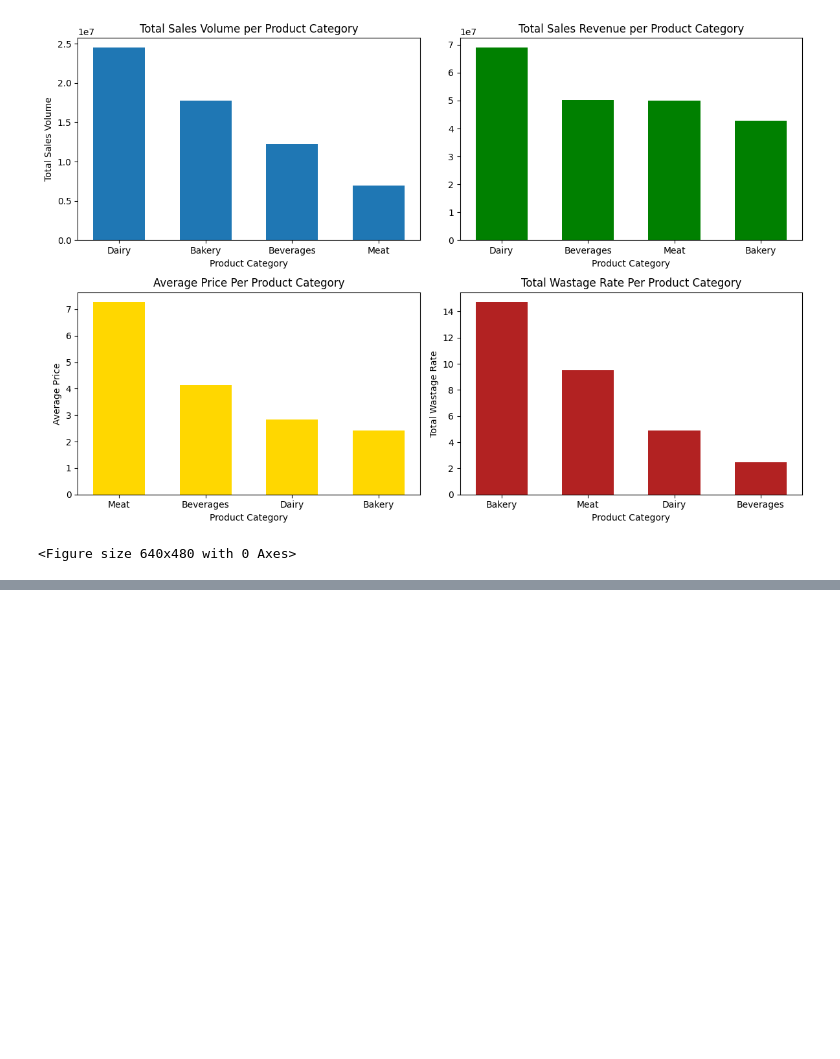
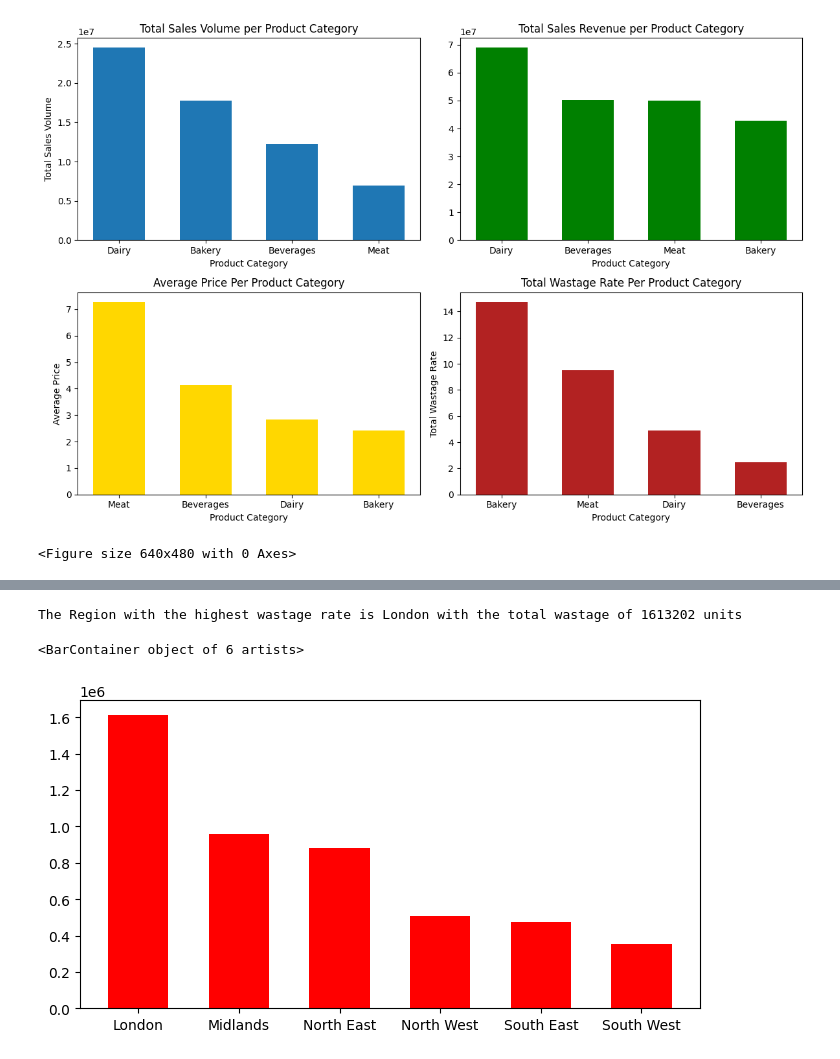
Before and after one commit to edwinaabam/FrostUK, a Jupyter notebook: EDA/eda2.ipynb, the cells around one changed output, grey strips where cells are left out. Cells and saved outputs as stored; diff of their text form; code cells hidden in the pictures; blank space fills up the shorter version.

```diff
--- a/EDA/eda2.ipynb
+++ b/EDA/eda2.ipynb
@@ -230,0 +433,14 @@ plt.savefig("category_performance_dashboard.png", dpi=300, bbox_inches='tight')
+# %%
+print(f"The Region with the highest wastage rate is {regional_sales_performance['Wastage_Units'].idxmax()} with the total wastage of {regional_sales_performance['Wastage_Units'].max()} units")
+
+
+#plot the wastage rate by region
+plt.figure(figsize=(8,4))
+plt.bar(regional_sales_performance.index,
+        regional_sales_performance['Wastage_Units'].sort_values(ascending=False),
+        color='red',
+        width=0.6)
+# %% [output]
+The Region with the highest wastage rate is London with the total wastage of 1613202 units
+<BarContainer object of 6 artists>
+[figure, added]
```
Also changed, not shown: parts of 41 cells of this notebook, 11 other files.
